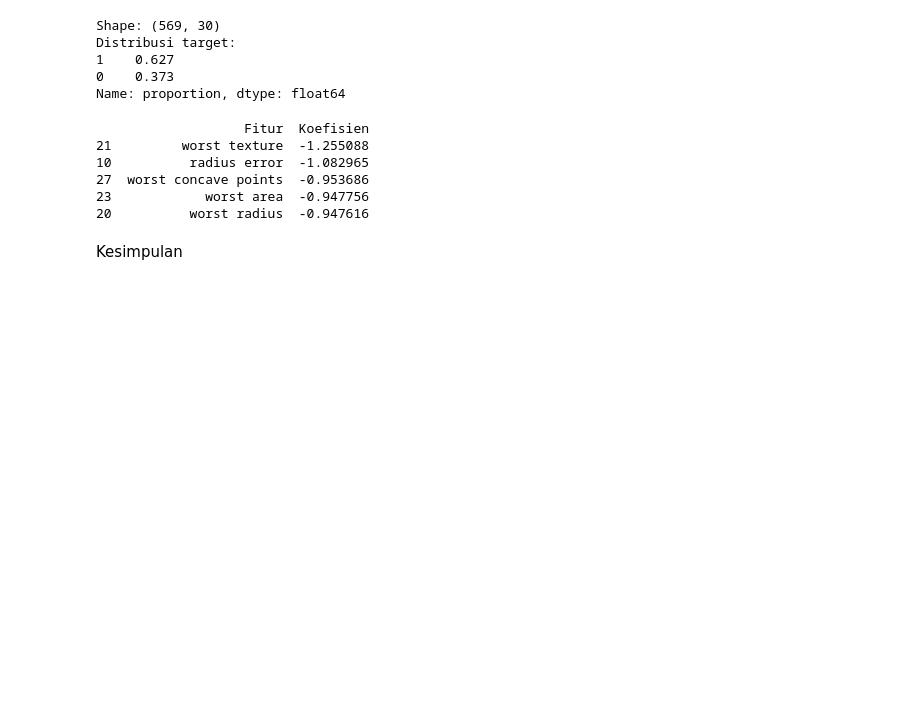
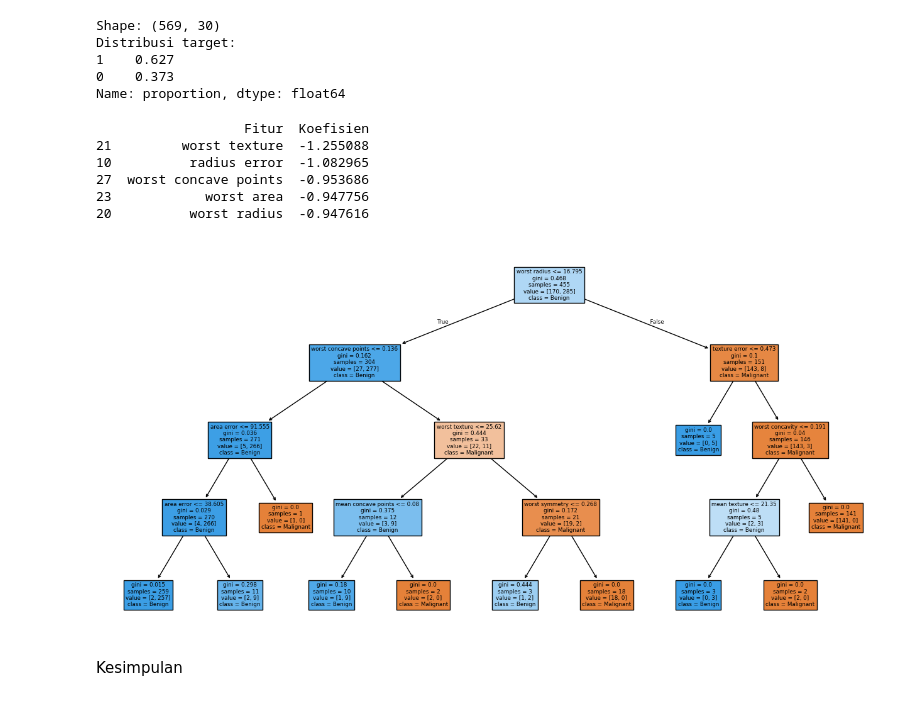
Before and after one commit to muhlis-id/Data-Science_240401010197_Muhlis, a Jupyter notebook: Pertemuan09_Muhlis_240401010197.ipynb, the cells around one changed output. Drawn from its saved outputs; the diff is of its cells as text; code cells hidden in the pictures; blank space fills up the shorter version.

Commit message:
Langkah 4: Latih Decision Tree Update

```diff
--- a/Pertemuan09_Muhlis_240401010197.ipynb
+++ b/Pertemuan09_Muhlis_240401010197.ipynb
@@ -58,11 +58,18 @@ print(coef_df.head())
 # %%
 #Langkah 4: Latih Decision Tree
 
 from sklearn.tree import DecisionTreeClassifier, plot_tree
 import matplotlib.pyplot as plt
 tree_model = DecisionTreeClassifier(max_depth=4,
 random_state=42)
 tree_model.fit(X_train, y_train)
 y_pred_tree = tree_model.predict(X_test)
+
+plt.figure(figsize=(16, 8))
+plot_tree(tree_model, feature_names=X.columns,
+class_names=['Malignant','Benign'], filled=True)
+plt.show()
+# %% [output]
+[figure, added]
 # %% [markdown]
 Kesimpulan
```
